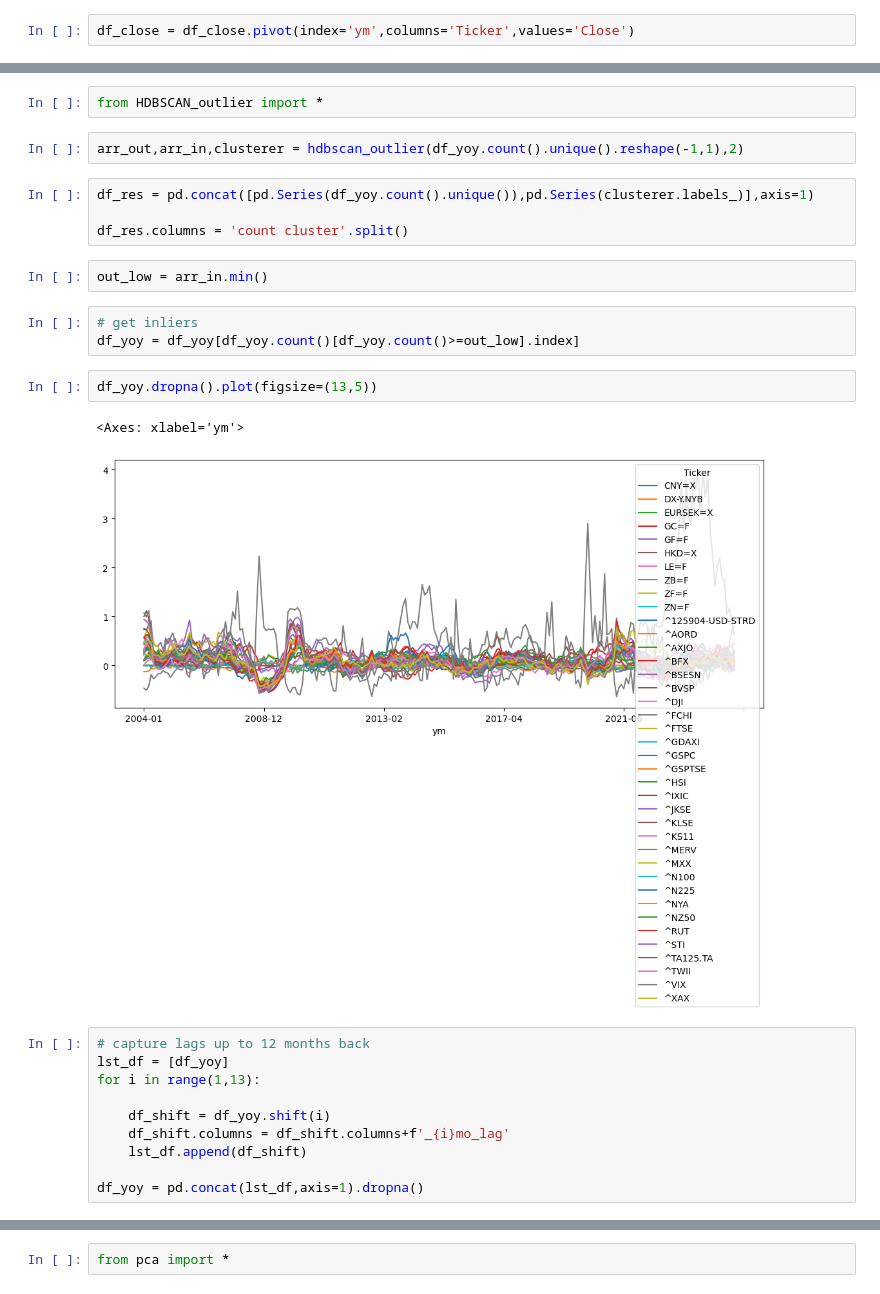
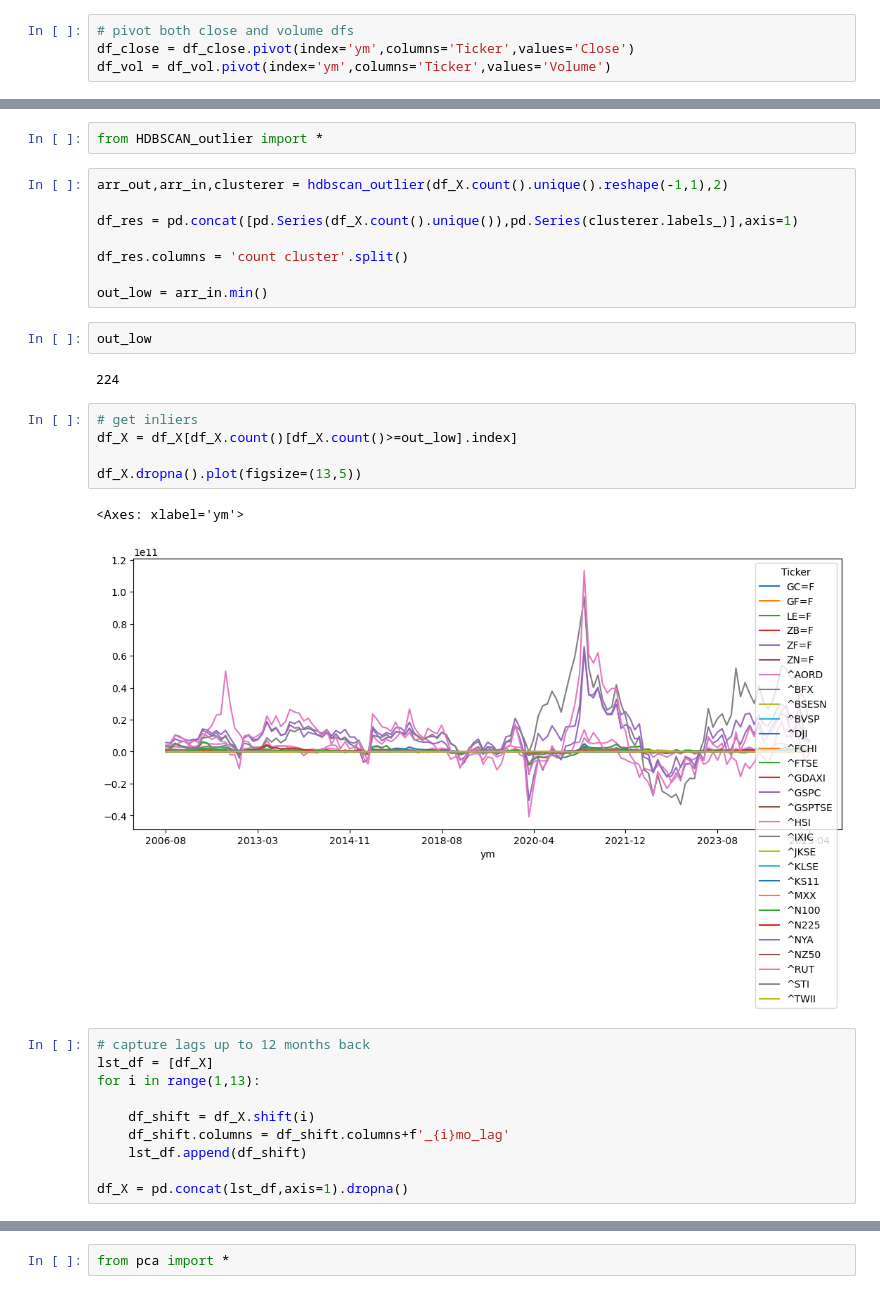
Before and after one commit to jangelchik/quant_projects, a Jupyter notebook: macro_backbone.ipynb, the cells around one changed output, grey strips where cells are left out. Drawn from its saved outputs; the diff is of its cells as text.

```diff
--- a/macro_backbone.ipynb
+++ b/macro_backbone.ipynb
@@ -233,5 +226,7 @@ df_low = df_all['Ticker ym Low'.split()].groupby('Ticker ym'.split()).min().rese
 # %%
+# pivot both close and volume dfs
 df_close = df_close.pivot(index='ym',columns='Ticker',values='Close')
+df_vol = df_vol.pivot(index='ym',columns='Ticker',values='Volume')
 # %%
 # capture yoy change
 df_yoy = (df_close - df_close.shift(12))/df_close.shift(12)
@@ -315,28 +294,32 @@ s_desc = df_yoy.count().describe()
 # %%
 from HDBSCAN_outlier import *
 # %%
-arr_out,arr_in,clusterer = hdbscan_outlier(df_yoy.count().unique().reshape(-1,1),2)
+arr_out,arr_in,clusterer = hdbscan_outlier(df_X.count().unique().reshape(-1,1),2)
+
+df_res = pd.concat([pd.Series(df_X.count().unique()),pd.Series(clusterer.labels_)],axis=1)
+
+df_res.columns = 'count cluster'.split()
+
+out_low = arr_in.min()
-# %%
-df_res = pd.concat([pd.Series(df_yoy.count().unique()),pd.Series(clusterer.labels_)],axis=1)
-
-df_res.columns = 'count cluster'.split()
 # %%
-out_low = arr_in.min()
+out_low
+# %% [output]
+224
 # %%
 # get inliers
-df_yoy = df_yoy[df_yoy.count()[df_yoy.count()>=out_low].index]
+df_X = df_X[df_X.count()[df_X.count()>=out_low].index]
+
+df_X.dropna().plot(figsize=(13,5))
+# %% [output]
+<Axes: xlabel='ym'>
+[figure, added]
-# %%
-df_yoy.dropna().plot(figsize=(13,5))
-# %% [output]
-<Axes: xlabel='ym'>
-[figure, removed]
 # %%
 # capture lags up to 12 months back
-lst_df = [df_yoy]
+lst_df = [df_X]
 for i in range(1,13):
 
-    df_shift = df_yoy.shift(i)
+    df_shift = df_X.shift(i)
     df_shift.columns = df_shift.columns+f'_{i}mo_lag'
     lst_df.append(df_shift)
 
-df_yoy = pd.concat(lst_df,axis=1).dropna()
+df_X = pd.concat(lst_df,axis=1).dropna()
```
Also changed, not shown: parts of 26 cells of this notebook.
